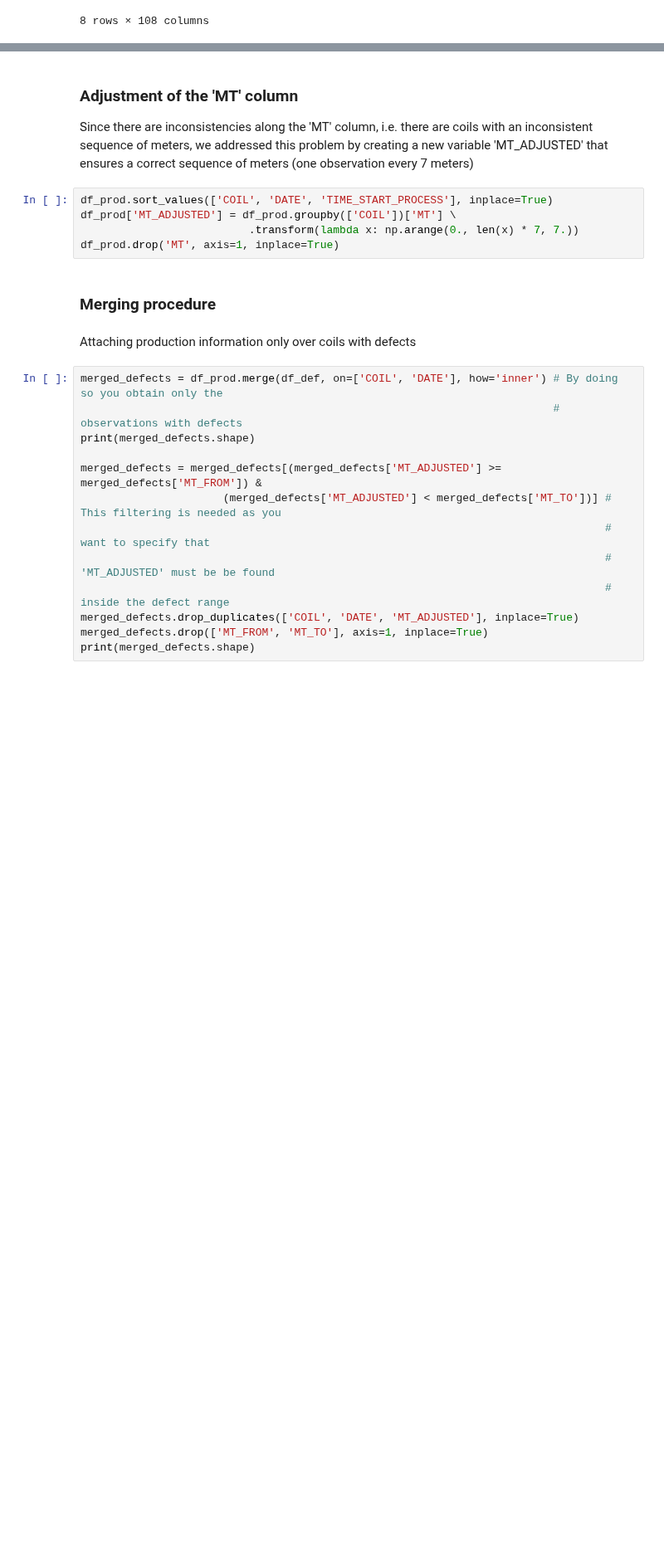
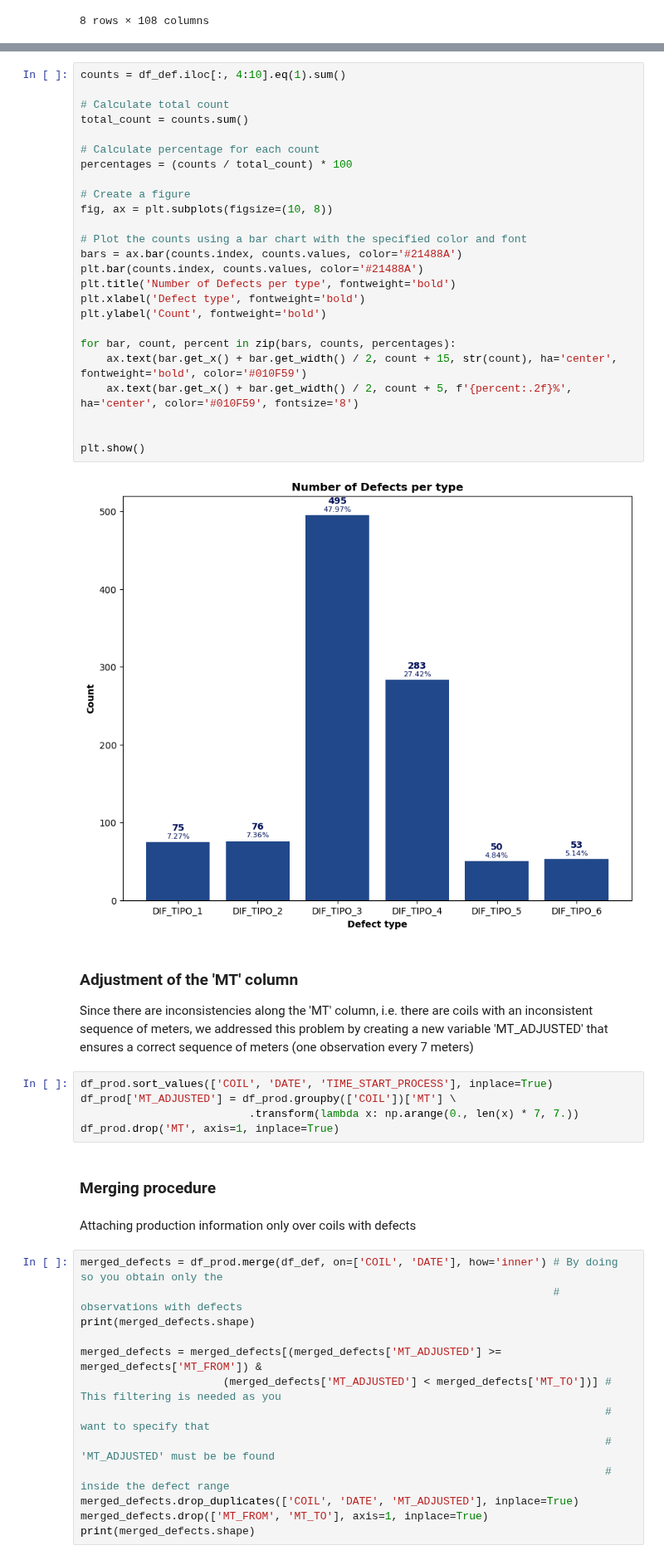
Before and after one commit to simoneassirelli/Machine-Learning-Fieldwork---G3, a Jupyter notebook: code.ipynb, the cells around one changed output, grey strips where cells are left out. Shown at 83% size. Drawn from its saved outputs; the diff is of its cells as text; blank space fills up the shorter version.

```diff
--- a/code.ipynb
+++ b/code.ipynb
@@ -89,3 +110,30 @@ df_prod.describe()
+# %%
+counts = df_def.iloc[:, 4:10].eq(1).sum()
+
+# Calculate total count
+total_count = counts.sum()
+
+# Calculate percentage for each count
+percentages = (counts / total_count) * 100
+
+# Create a figure
+fig, ax = plt.subplots(figsize=(10, 8))
+
+# Plot the counts using a bar chart with the specified color and font
+bars = ax.bar(counts.index, counts.values, color='#21488A')
+plt.bar(counts.index, counts.values, color='#21488A')
+plt.title('Number of Defects per type', fontweight='bold')
+plt.xlabel('Defect type', fontweight='bold')
+plt.ylabel('Count', fontweight='bold')
+
+for bar, count, percent in zip(bars, counts, percentages):
+    ax.text(bar.get_x() + bar.get_width() / 2, count + 15, str(count), ha='center', fontweight='bold', color='#010F59')
+    ax.text(bar.get_x() + bar.get_width() / 2, count + 5, f'{percent:.2f}%', ha='center', color='#010F59', fontsize='8')
+
+
+plt.show()
+# %% [output]
+[figure, added]
 # %% [markdown]
 ### Adjustment of the 'MT' column
 Since there are inconsistencies along the 'MT' column, i.e. there are coils with an inconsistent sequence of meters, we addressed this problem by creating a new variable 'MT_ADJUSTED' that ensures a correct sequence of meters (one observation every 7 meters)
```
Also changed, not shown: parts of 4 cells of this notebook.
